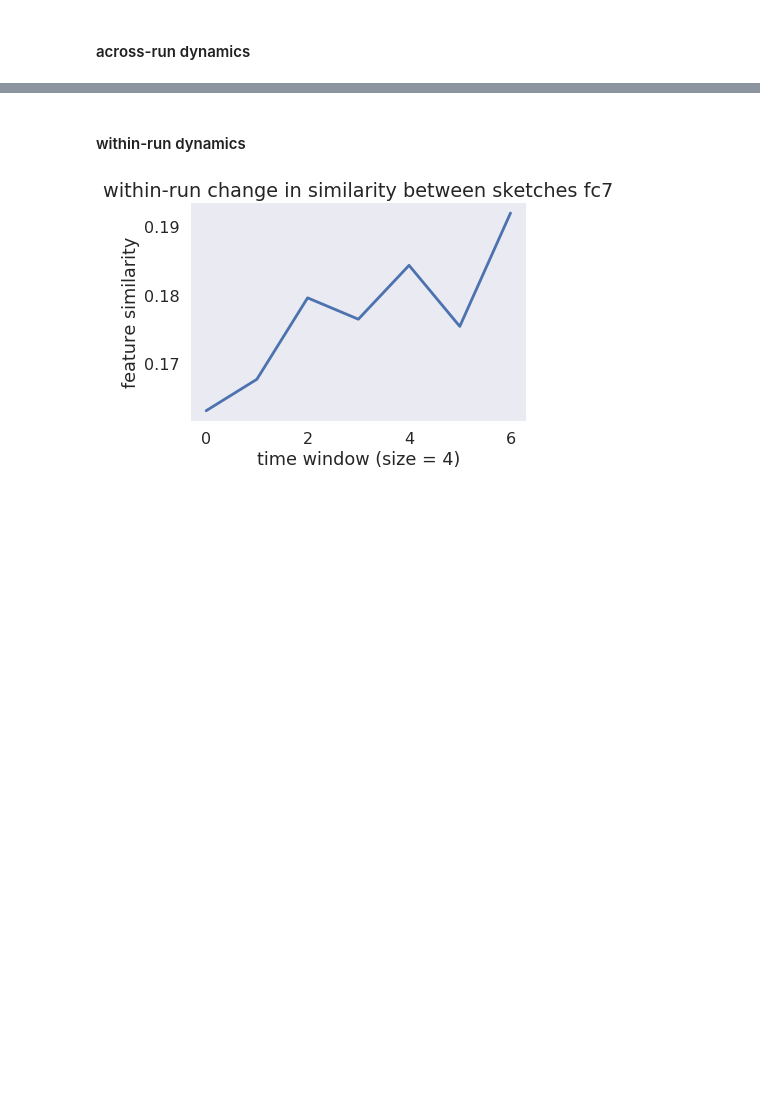
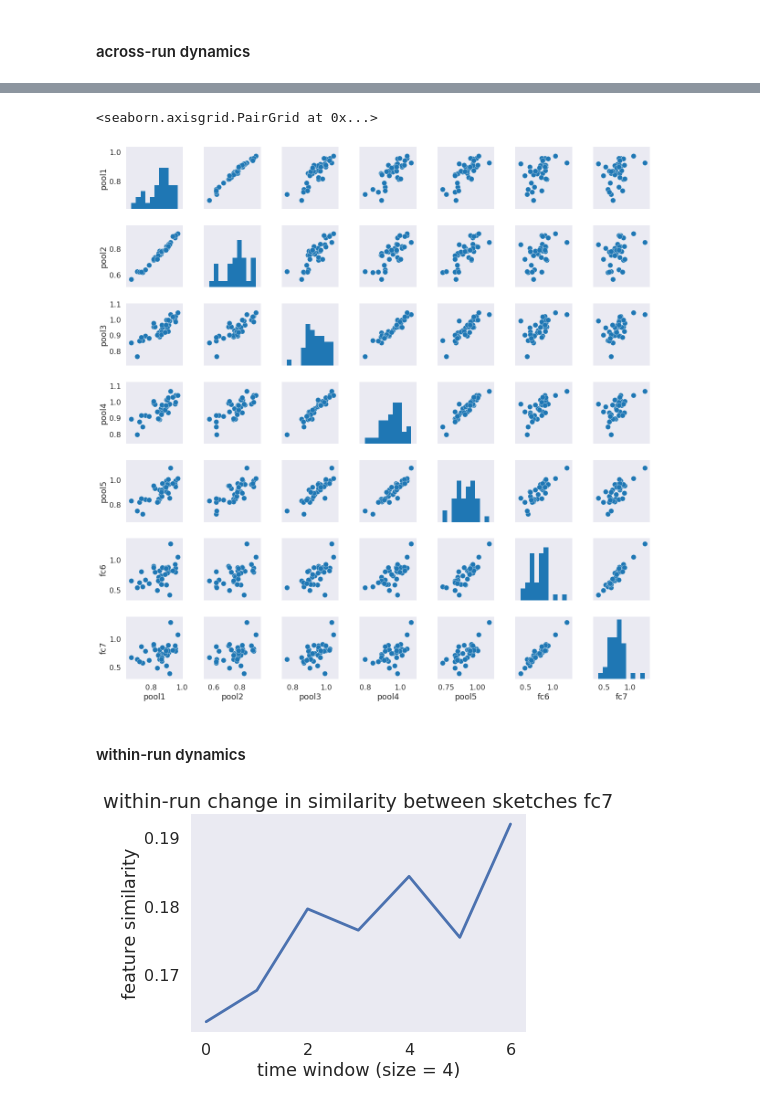
Before and after one commit to judithfan/sketchfeat, a Jupyter notebook: sketches/sketch_feature_analysis_Judy.ipynb, the cells around one changed output, grey strips where cells are left out. Cells and saved outputs as stored; diff of their text form; code cells hidden in the pictures; blank space fills up the shorter version.

```diff
--- a/sketches/sketch_feature_analysis_Judy.ipynb
+++ b/sketches/sketch_feature_analysis_Judy.ipynb
@@ -413,3 +430,8 @@ W.to_csv('sketch_similarity_timecourse_across_runs_{}.csv'.format(which_feat))
+# %%
+sns.pairplot(Z)
+# %% [output]
+<seaborn.axisgrid.PairGrid at 0x...>
+[figure, added]
 # %% [markdown]
 #### within-run dynamics
 # %%
```
Also changed, not shown: parts of 13 cells of this notebook, 1 other file.
